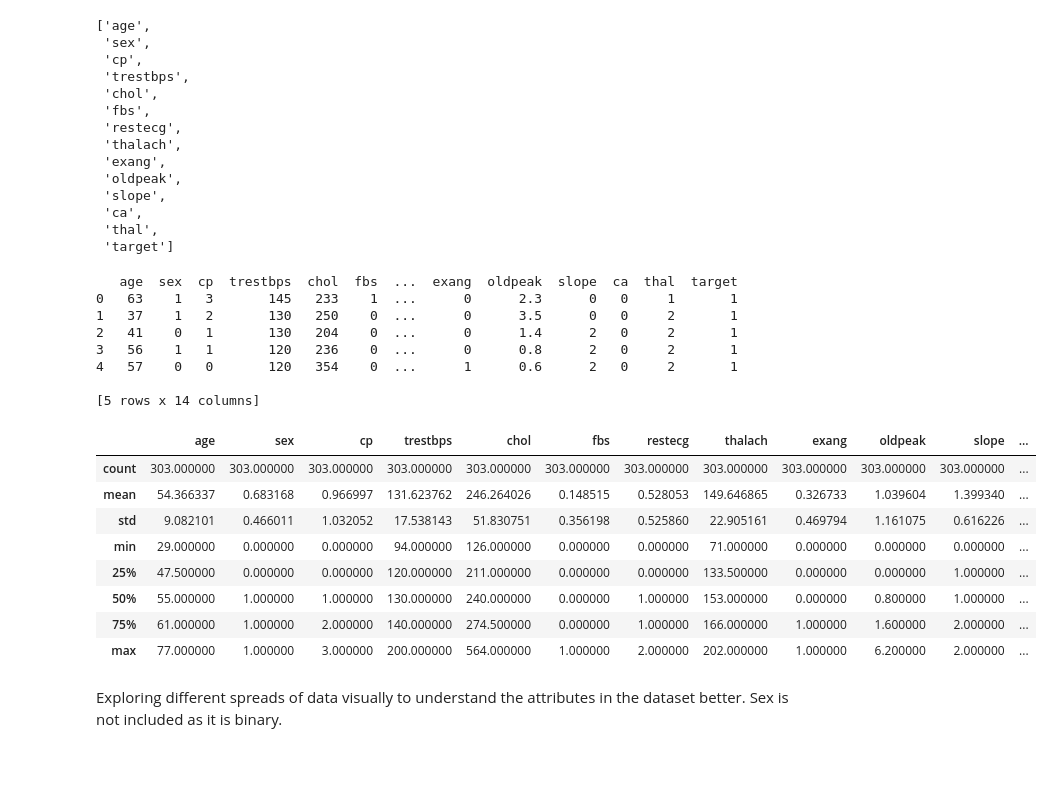
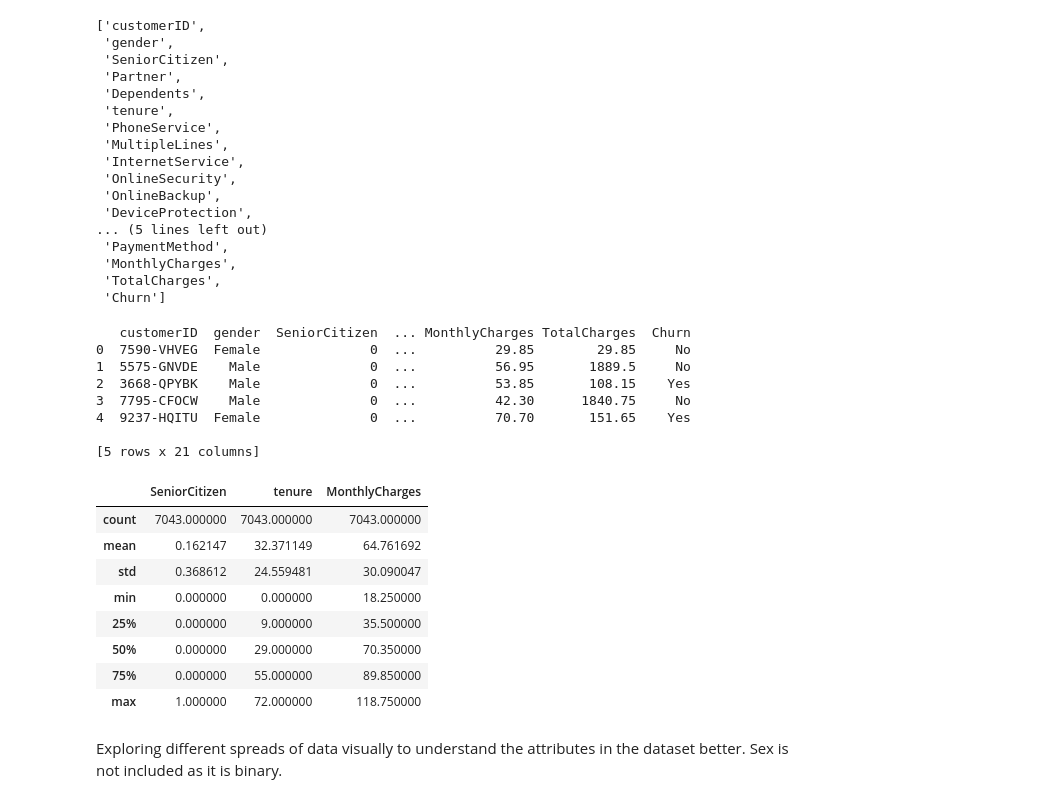
Before and after one commit to carmen-chan/A2, a Jupyter notebook: Testing_area_code.ipynb, the cells around one changed output. Cells and saved outputs as stored; diff of their text form; code cells hidden in the pictures; blank space fills up the shorter version.

```diff
--- a/Testing_area_code.ipynb
+++ b/Testing_area_code.ipynb
@@ -5,47 +5,50 @@ import pandas as pd
 import numpy as np
 import matplotlib.pyplot as plt
 %matplotlib inline
-url = 'https://raw.githubusercontent.com/carmen-chan/A2/master/heart.csv'
-heart = pd.read_csv(url, error_bad_lines=False)
+url = 'https://raw.githubusercontent.com/carmen-chan/A2/master/WA_Fn-UseC_-Telco-Customer-Churn.csv'
+telco = pd.read_csv(url, error_bad_lines=False)
 
-list(heart.head())
+list(telco.head())
 # %% [output]
-['age',
- 'sex',
- 'cp',
- 'trestbps',
- 'chol',
- 'fbs',
- 'restecg',
- 'thalach',
- 'exang',
- 'oldpeak',
- 'slope',
- 'ca',
- 'thal',
- 'target']
+['customerID',
+ 'gender',
+ 'SeniorCitizen',
+ 'Partner',
+ 'Dependents',
+ 'tenure',
+ 'PhoneService',
+ 'MultipleLines',
+ 'InternetService',
+ 'OnlineSecurity',
+ 'OnlineBackup',
+ 'DeviceProtection',
+... (5 lines left out)
+ 'PaymentMethod',
+ 'MonthlyCharges',
+ 'TotalCharges',
+ 'Churn']
 # %%
-print(heart.head())
+print(telco.head())
 
-heart.describe()
+telco.describe()
 # %% [output]
-   age  sex  cp  trestbps  chol  fbs  ...  exang  oldpeak  slope  ca  thal  target
-0   63    1   3       145   233    1  ...      0      2.3      0   0     1       1
-1   37    1   2       130   250    0  ...      0      3.5      0   0     2       1
-2   41    0   1       130   204    0  ...      0      1.4      2   0     2       1
-3   56    1   1       120   236    0  ...      0      0.8      2   0     2       1
-4   57    0   0       120   354    0  ...      1      0.6      2   0     2       1
+   customerID  gender  SeniorCitizen  ... MonthlyCharges TotalCharges  Churn
+0  7590-VHVEG  Female              0  ...          29.85        29.85     No
+1  5575-GNVDE    Male              0  ...          56.95       1889.5     No
+2  3668-QPYBK    Male              0  ...          53.85       108.15    Yes
+3  7795-CFOCW    Male              0  ...          42.30      1840.75     No
+4  9237-HQITU  Female              0  ...          70.70       151.65    Yes
 
-[5 rows x 14 columns]
+[5 rows x 21 columns]
-|  | age | sex | cp | trestbps | chol | fbs | restecg | thalach | exang | oldpeak | slope | ... |
-| count | 303.000000 | 303.000000 | 303.000000 | 303.000000 | 303.000000 | 303.000000 | 303.000000 | 303.000000 | 303.000000 | 303.000000 | 303.000000 | ... |
-| mean | 54.366337 | 0.683168 | 0.966997 | 131.623762 | 246.264026 | 0.148515 | 0.528053 | 149.646865 | 0.326733 | 1.039604 | 1.399340 | ... |
-| std | 9.082101 | 0.466011 | 1.032052 | 17.538143 | 51.830751 | 0.356198 | 0.525860 | 22.905161 | 0.469794 | 1.161075 | 0.616226 | ... |
-| min | 29.000000 | 0.000000 | 0.000000 | 94.000000 | 126.000000 | 0.000000 | 0.000000 | 71.000000 | 0.000000 | 0.000000 | 0.000000 | ... |
-| 25% | 47.500000 | 0.000000 | 0.000000 | 120.000000 | 211.000000 | 0.000000 | 0.000000 | 133.500000 | 0.000000 | 0.000000 | 1.000000 | ... |
-| 50% | 55.000000 | 1.000000 | 1.000000 | 130.000000 | 240.000000 | 0.000000 | 1.000000 | 153.000000 | 0.000000 | 0.800000 | 1.000000 | ... |
-| 75% | 61.000000 | 1.000000 | 2.000000 | 140.000000 | 274.500000 | 0.000000 | 1.000000 | 166.000000 | 1.000000 | 1.600000 | 2.000000 | ... |
-| max | 77.000000 | 1.000000 | 3.000000 | 200.000000 | 564.000000 | 1.000000 | 2.000000 | 202.000000 | 1.000000 | 6.200000 | 2.000000 | ... |
+|  | SeniorCitizen | tenure | MonthlyCharges |
+| count | 7043.000000 | 7043.000000 | 7043.000000 |
+| mean | 0.162147 | 32.371149 | 64.761692 |
+| std | 0.368612 | 24.559481 | 30.090047 |
+| min | 0.000000 | 0.000000 | 18.250000 |
+| 25% | 0.000000 | 9.000000 | 35.500000 |
+| 50% | 0.000000 | 29.000000 | 70.350000 |
+| 75% | 0.000000 | 55.000000 | 89.850000 |
+| max | 1.000000 | 72.000000 | 118.750000 |
 # %% [markdown]
 Exploring different spreads of data visually to understand the attributes in the dataset better.
 Sex is not included as it is binary.
```
